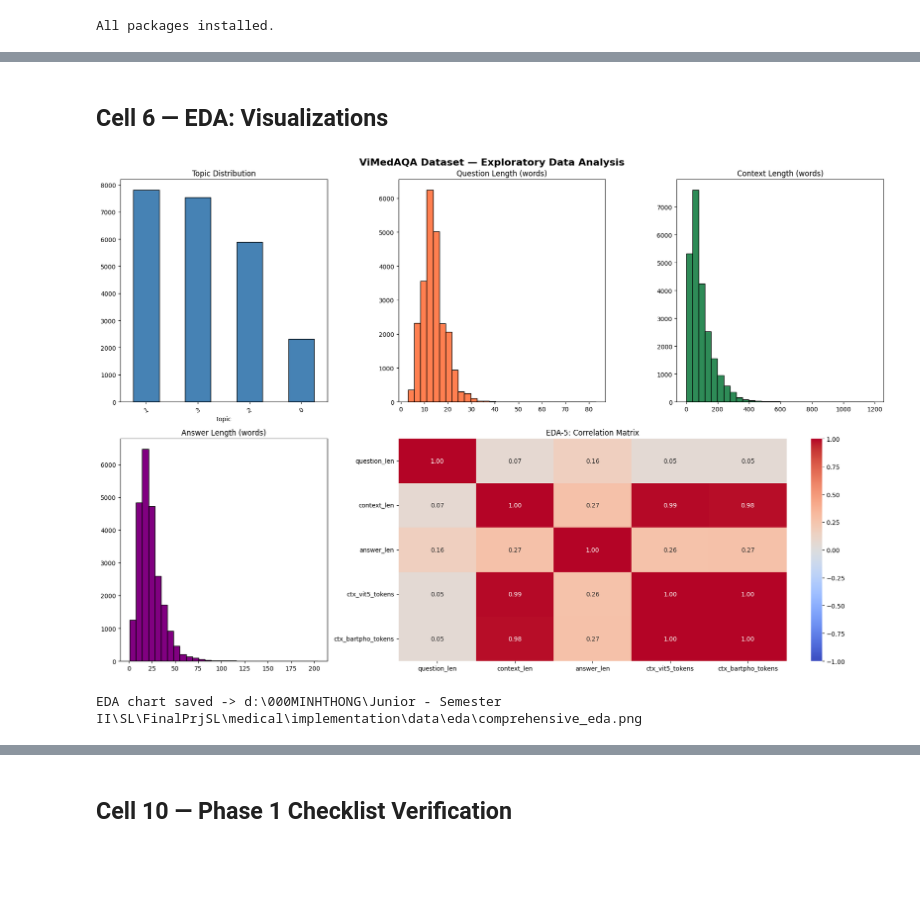
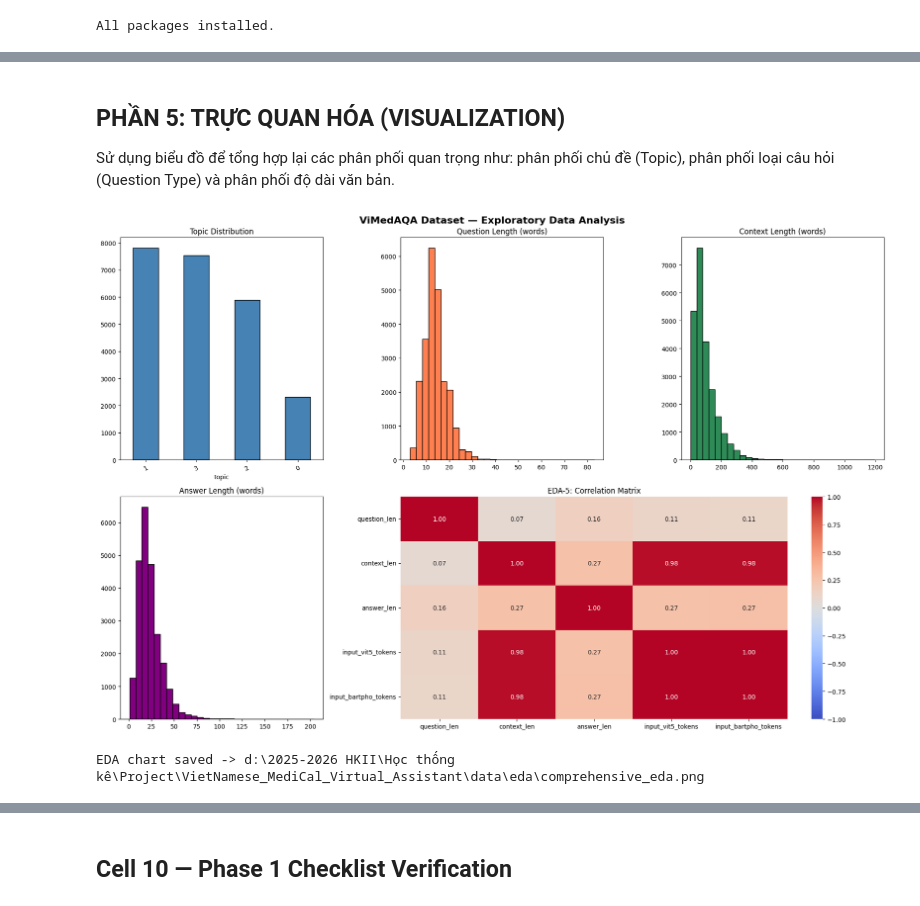
Before and after one commit to conluoi123/VietNamese_MediCal_Virtual_Assistant, a Jupyter notebook: notebooks/01_data_exploration.ipynb, the cells around one changed output, grey strips where cells are left out. Drawn from its saved outputs; the diff is of its cells as text; code cells hidden in the pictures; blank space fills up the shorter version.

```diff
--- a/notebooks/01_data_exploration.ipynb
+++ b/notebooks/01_data_exploration.ipynb
@@ -290,0 +396,25 @@ EDA-3: Top 10 Question Start Bi-grams:
+# %%
+def categorize_question(q):
+    q_lower = str(q).lower()
+    if any(w in q_lower for w in ["thuốc", "liều", "uống", "tác dụng phụ", "dược"]):
+        return "MEDICATION"
+    if any(w in q_lower for w in ["tại sao", "nguyên nhân", "vì sao", "do đâu"]):
+        return "WHY"
+    if any(w in q_lower for w in ["làm thế nào", "cách", "phương pháp", "quy trình"]):
+        return "HOW"
+    if any(w in q_lower for w in ["triệu chứng", "dấu hiệu", "biểu hiện", "phát hiện"]):
+        return "SYMPTOM"
+    if any(w in q_lower for w in ["chẩn đoán", "điều trị", "xét nghiệm", "khám"]):
+        return "TREATMENT"
+    if any(w in q_lower for w in ["là gì", "định nghĩa", "thế nào là", "là loại"]):
+        return "DEFINITION"
+
+    return "OTHER"
+
+# Áp dụng phân loại
+df_clean['question_type'] = df_clean['question'].apply(categorize_question)
+
+print("\nEDA-4: Question Type Distribution:")
+print(df_clean['question_type'].value_counts())
+print("-" * 30)
+print(df_clean['question_type'].value_counts(normalize=True).map('{:.2%}'.format))
@@ -291,5 +464,7 @@ EDA-3: Top 10 Question Start Bi-grams:
 # %% [markdown]
-## Cell 6 — EDA: Visualizations
+## PHẦN 5: TRỰC QUAN HÓA (VISUALIZATION)
+
+Sử dụng biểu đồ để tổng hợp lại các phân phối quan trọng như: phân phối chủ đề (Topic), phân phối loại câu hỏi (Question Type) và phân phối độ dài văn bản.
 # %%
 fig = plt.figure(figsize=(18, 12))
 fig.suptitle("ViMedAQA Dataset — Exploratory Data Analysis", fontsize=16, fontweight="bold")
@@ -298,33 +473,33 @@ ax1 = plt.subplot(2, 3, 1)
 topic_counts = df_clean["topic"].value_counts()
 topic_counts.plot(kind="bar", ax=ax1, color="steelblue", edgecolor="black")
 ax1.set_title("Topic Distribution")
 ax1.tick_params(axis="x", rotation=30)
 
 ax2 = plt.subplot(2, 3, 2)
 ax2.hist(df_clean["question_len"], bins=30, color="coral", edgecolor="black")
 ax2.set_title("Question Length (words)")
 
 ax3 = plt.subplot(2, 3, 3)
 ax3.hist(df_clean["context_len"], bins=30, color="seagreen", edgecolor="black")
 ax3.set_title("Context Length (words)")
 
 ax4 = plt.subplot(2, 3, 4)
 ax4.hist(df_clean["answer_len"], bins=30, color="purple", edgecolor="black")
 ax4.set_title("Answer Length (words)")
 
 # EDA-5: Cross-Variable Correlation Matrix
 ax5 = plt.subplot(2, 3, (5, 6))
-corr_cols = ['question_len', 'context_len', 'answer_len', 'ctx_vit5_tokens', 'ctx_bartpho_tokens']
+corr_cols = ['question_len', 'context_len', 'answer_len', 'input_vit5_tokens', 'input_bartpho_tokens']
 corr_matrix = df_clean[corr_cols].corr()
 sns.heatmap(corr_matrix, annot=True, cmap="coolwarm", fmt=".2f", ax=ax5, vmin=-1, vmax=1)
 ax5.set_title("EDA-5: Correlation Matrix")
 
 plt.tight_layout()
 
 eda_png = os.path.join(DATA_EDA, "comprehensive_eda.png")
 plt.savefig(eda_png, dpi=150, bbox_inches="tight")
 plt.show()
 print(f"EDA chart saved -> {os.path.abspath(eda_png)}")
 # %% [output]
-[figure, old version]
+[figure, new version]
-EDA chart saved -> d:\000MINHTHONG\Junior - Semester II\SL\FinalPrjSL\medical\implementation\data\eda\comprehensive_eda.png
+EDA chart saved -> d:\2025-2026 HKII\Học thống kê\Project\VietNamese_MediCal_Virtual_Assistant\data\eda\comprehensive_eda.png
```
Also changed, not shown: parts of 40 cells of this notebook, 2 other files.
